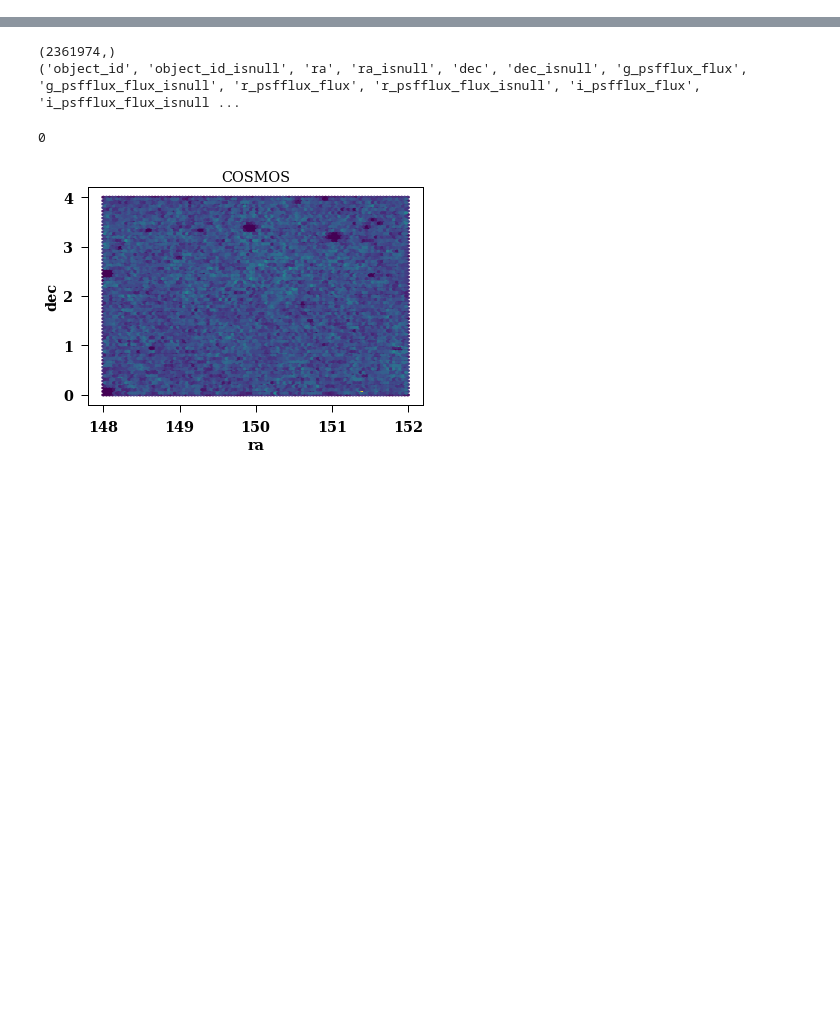
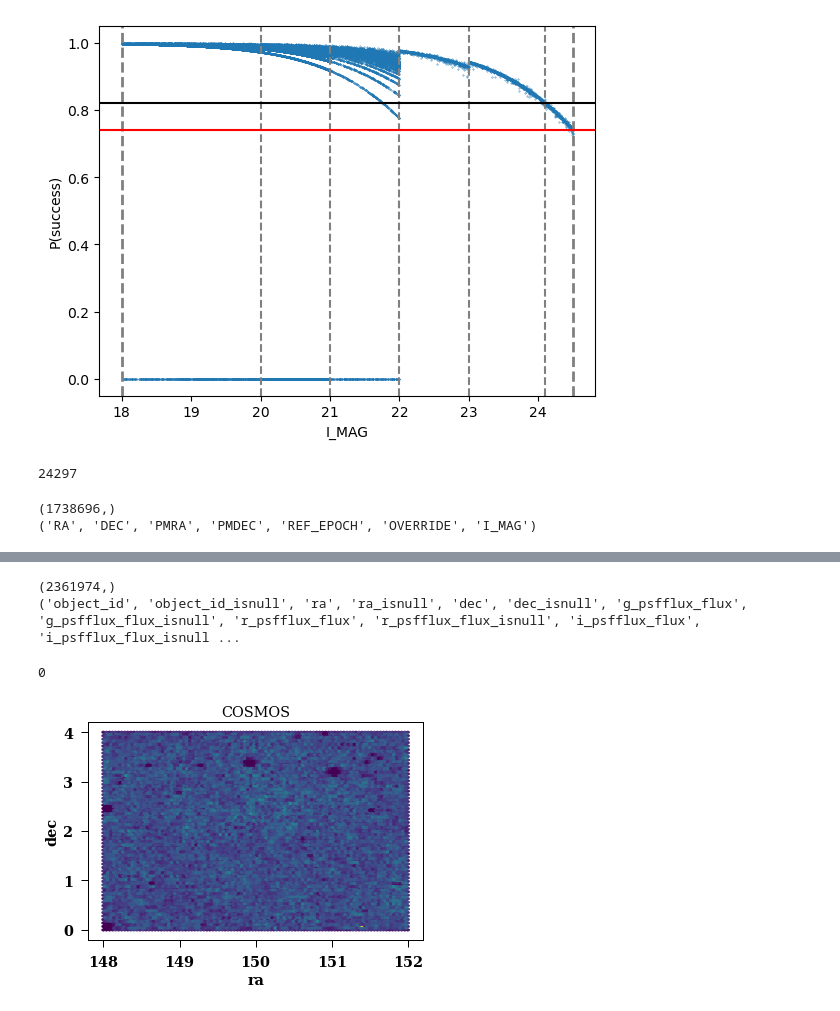
Before and after one commit to jmccull/desi_deep, a Jupyter notebook: SOM_cosmos.ipynb, the cells around one changed output, grey strips where cells are left out. Saved outputs shown, nothing was run; the diff lists cells and outputs as text; code cells hidden in the pictures; blank space fills up the shorter version.

Commit message:
added some som visualizations with cosmos etc

```diff
--- a/SOM_cosmos.ipynb
+++ b/SOM_cosmos.ipynb
@@ -14,0 +22,8 @@ from sompz.som import *
+# %%
+deep_dir = '/pscratch/sd/j/jmccull/desi_deep/'
+cat = fitsio.read(deep_dir + 'tertiary-targets-9999-assignv2.fits',ext=1)
+print(cat.shape)
+print(cat.dtype.names)
+print([(col, cat[col].shape) for col in cat.dtype.names])
+cols_to_keep = ['RA','DEC','I_MAG','SUCCESS_PROB','NASSIGN','NGOAL','EXP_TIME','SUBPRIORITY']
+cat = cat[cols_to_keep]
@@ -14,0 +34,32 @@ from sompz.som import *
+# %%
+plt.plot(cat['I_MAG'], cat['SUCCESS_PROB'],'o',markersize=0.3,alpha=1.0)
+plt.xlabel('I_MAG')
+plt.ylabel('P(success)')
+plt.axvline(x=24.5,linestyle='dashed',color='gray',linewidth=2)
+plt.axvline(x=23.0,linestyle='dashed',color='gray')
+plt.axvline(x=22.0,linestyle='dashed',color='gray')
+plt.axvline(x=21.0,linestyle='dashed',color='gray')
+plt.axvline(x=20.0,linestyle='dashed',color='gray')
+plt.axvline(x=24.1,linestyle='dashed',color='gray')
+
+plt.axvline(x=18.0,linestyle='dashed',color='gray',linewidth=2)
+plt.axhline(y=0.74,color='red')
+plt.axhline(y=0.82,color='black')
+
+plt.show()
+# %% [output]
+[figure, added]
+# %%
+mask = cat['NGOAL'] <= cat['NASSIGN'] #recalc to use sum of success probabilities per mag
+print(np.sum(mask))
+# %% [output]
+24297
+# %%
+# read in the full targeting post selection flag, pre-downsampling
+cosmos_deep_fname = '/pscratch/sd/j/jmccull/desi_deep/target_selection/TEST1_COSMOS_LSSTY1_target_list_unresampled.fits'
+cat_full = fitsio.read(cosmos_deep_fname,ext=1)
+print(cat_full.shape)
+print(cat_full.dtype.names)
+# %% [output]
+(1738696,)
+('RA', 'DEC', 'PMRA', 'PMDEC', 'REF_EPOCH', 'OVERRIDE', 'I_MAG')
```
Also changed, not shown: parts of 19 cells of this notebook.
